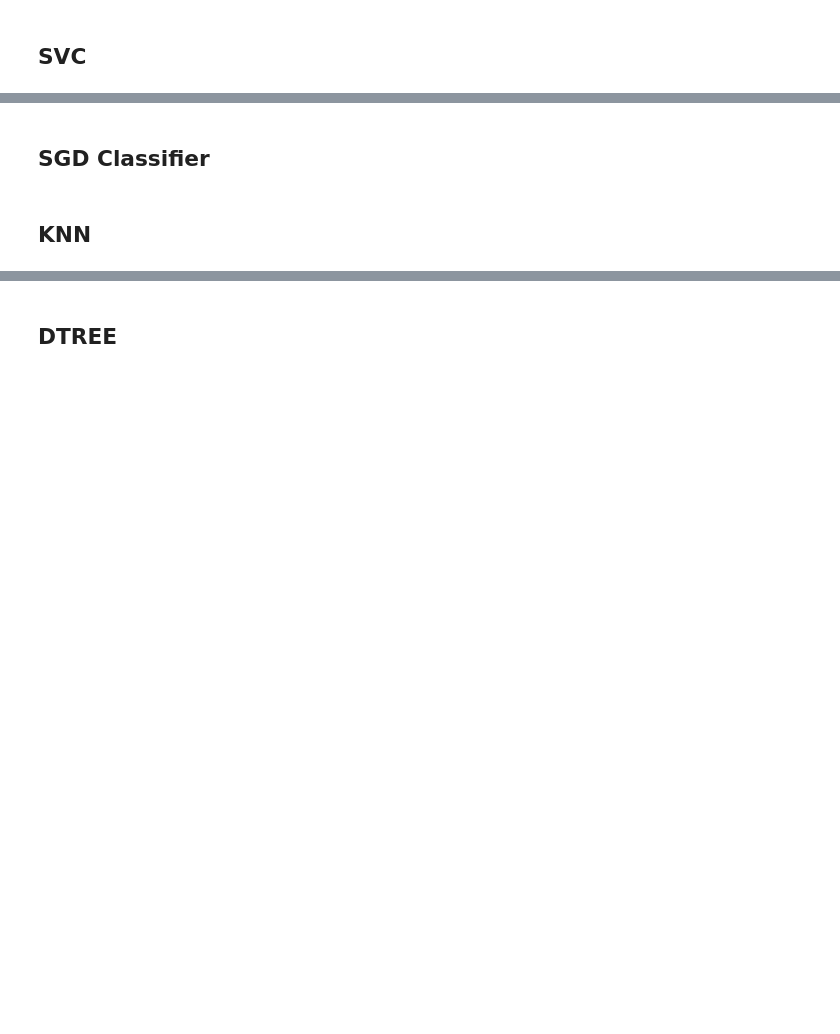
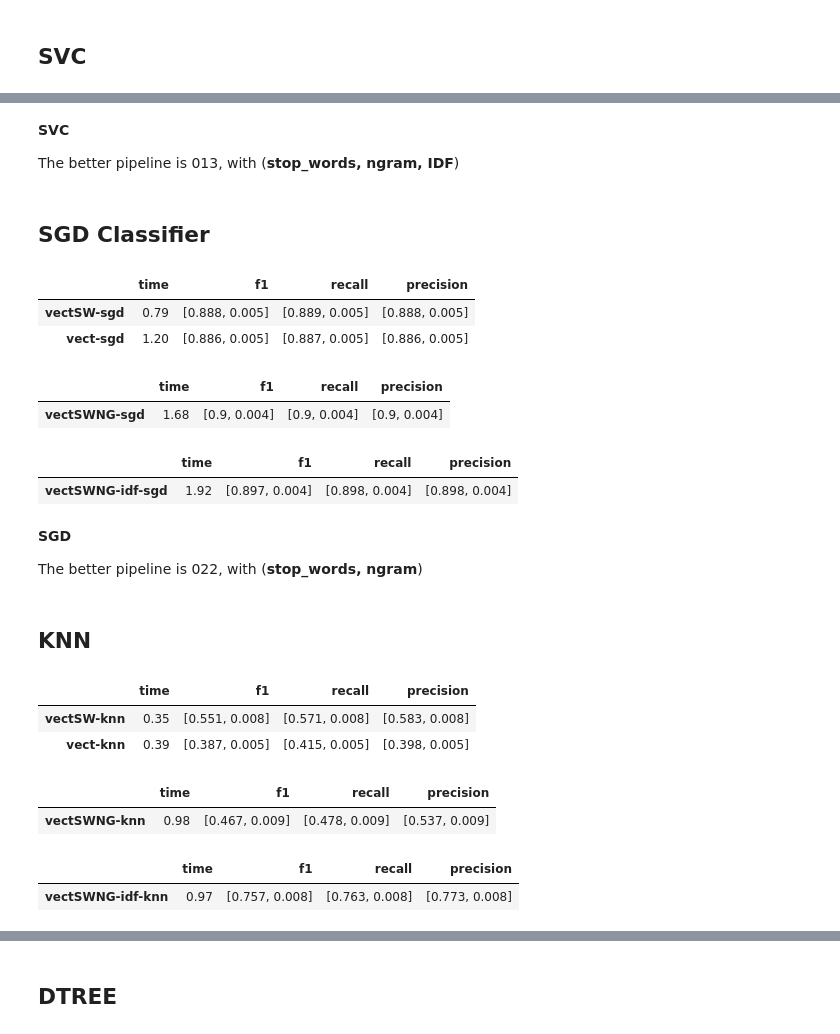
Before and after one commit to Ludo-R/brief-09-12-wheelOfEmotions, a Jupyter notebook: emotionsNotebook.ipynb, the cells around one changed output, grey strips where cells are left out. Saved outputs shown, nothing was run; the diff lists cells and outputs as text; code cells hidden in the pictures; blank space fills up the shorter version.

```diff
--- a/emotionsNotebook.ipynb
+++ b/emotionsNotebook.ipynb
@@ -311,2 +287,6 @@ print_table(res)
+# %% [markdown]
+__SVC__
+
+The better pipeline is 013, with (__stop_words, ngram, IDF__)
 # %% [markdown]
 ## SGD Classifier
@@ -364,2 +293,42 @@ print_table(res)
+# %%
+pipe02 = Pipeline([
+    ('vectSW', CountVectorizer(stop_words=stopwords)),
+    ('sgd', SGDClassifier(max_iter=5000, tol=1e-4)),
+])
+pipe021 = Pipeline([
+    ('vect', CountVectorizer()),
+    ('sgd', SGDClassifier(max_iter=5000, tol=1e-4)),
+])
+res = run_pipes([pipe02, pipe021])
+print_table(res)
+# %% [output]
+|  | time | f1 | recall | precision |
+| vectSW-sgd | 0.79 | [0.888, 0.005] | [0.889, 0.005] | [0.888, 0.005] |
+| vect-sgd | 1.20 | [0.886, 0.005] | [0.887, 0.005] | [0.886, 0.005] |
+# %%
+pipe022 = Pipeline([
+    ('vectSWNG', CountVectorizer(ngram_range=(1,2), stop_words=stopwords)),
+    ('sgd', SGDClassifier(max_iter=5000, tol=1e-4)),
+])
+res = run_pipes([pipe022])
+print_table(res)
+# %% [output]
+|  | time | f1 | recall | precision |
+| vectSWNG-sgd | 1.68 | [0.9, 0.004] | [0.9, 0.004] | [0.9, 0.004] |
+# %%
+pipe023 = Pipeline([
+    ('vectSWNG', CountVectorizer(ngram_range=(1,2), stop_words=stopwords)),
+    ('idf', TfidfTransformer()),
+    ('sgd', SGDClassifier(max_iter=5000, tol=1e-4)),
+])
+res = run_pipes([pipe023])
+print_table(res)
+# %% [output]
+|  | time | f1 | recall | precision |
+| vectSWNG-idf-sgd | 1.92 | [0.897, 0.004] | [0.898, 0.004] | [0.898, 0.004] |
+# %% [markdown]
+__SGD__
+
+The better pipeline is 022, with (__stop_words, ngram__)
 # %% [markdown]
 ## KNN
@@ -417,0 +335,36 @@ print_table(res)
+# %%
+pipe03 = Pipeline([
+    ('vectSW', CountVectorizer(stop_words=stopwords)),
+    ('knn', KNeighborsClassifier(n_neighbors=10)),
+])
+pipe031 = Pipeline([
+    ('vect', CountVectorizer()),
+    ('knn', KNeighborsClassifier(n_neighbors=10)),
+])
+res = run_pipes([pipe03, pipe031])
+print_table(res)
+# %% [output]
+|  | time | f1 | recall | precision |
+| vectSW-knn | 0.35 | [0.551, 0.008] | [0.571, 0.008] | [0.583, 0.008] |
+| vect-knn | 0.39 | [0.387, 0.005] | [0.415, 0.005] | [0.398, 0.005] |
+# %%
+pipe032 = Pipeline([
+    ('vectSWNG', CountVectorizer(ngram_range=(1,2), stop_words=stopwords)),
+    ('knn', KNeighborsClassifier(n_neighbors=10)),
+])
+res = run_pipes([pipe032])
+print_table(res)
+# %% [output]
+|  | time | f1 | recall | precision |
+| vectSWNG-knn | 0.98 | [0.467, 0.009] | [0.478, 0.009] | [0.537, 0.009] |
+# %%
+pipe033 = Pipeline([
+    ('vectSWNG', CountVectorizer(ngram_range=(1,2), stop_words=stopwords)),
+    ('idf', TfidfTransformer()),
+    ('knn', KNeighborsClassifier(n_neighbors=10)),
+])
+res = run_pipes([pipe033])
+print_table(res)
+# %% [output]
+|  | time | f1 | recall | precision |
+| vectSWNG-idf-knn | 0.97 | [0.757, 0.008] | [0.763, 0.008] | [0.773, 0.008] |
```
Also changed, not shown: parts of 33 cells of this notebook.
